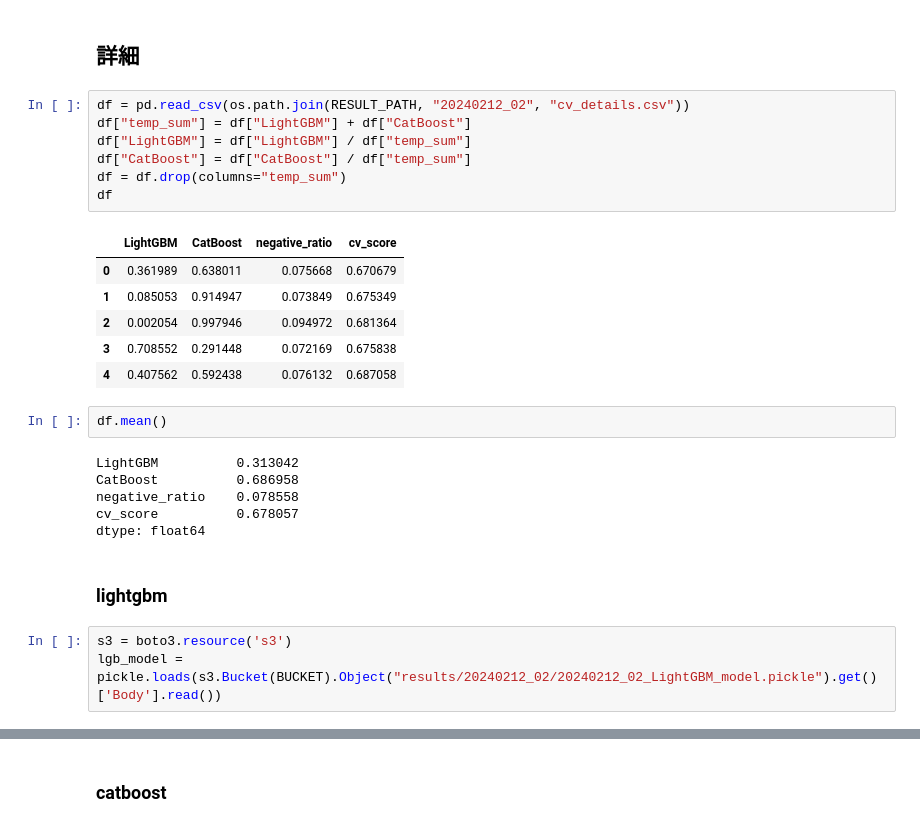
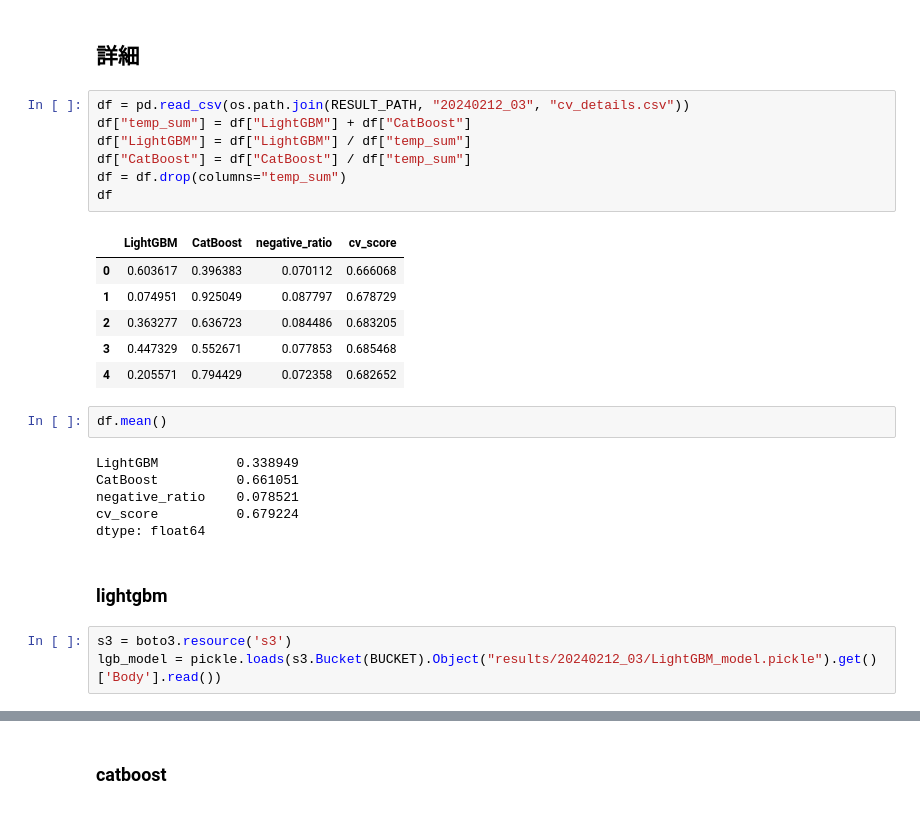
Before and after one commit to IR325/FinancialDataApplication, a Jupyter notebook: notebooks/20240205_model_eda.ipynb, the cells around one changed output, grey strips where cells are left out. Drawn from its saved outputs; the diff is of its cells as text.

```diff
--- a/notebooks/20240205_model_eda.ipynb
+++ b/notebooks/20240205_model_eda.ipynb
@@ -27,32 +28,32 @@ df
 # %% [markdown]
 ## 詳細
 # %%
-df = pd.read_csv(os.path.join(RESULT_PATH, "20240212_02", "cv_details.csv"))
+df = pd.read_csv(os.path.join(RESULT_PATH, "20240212_03", "cv_details.csv"))
 df["temp_sum"] = df["LightGBM"] + df["CatBoost"]
 df["LightGBM"] = df["LightGBM"] / df["temp_sum"]
 df["CatBoost"] = df["CatBoost"] / df["temp_sum"]
 df = df.drop(columns="temp_sum")
 df
 # %% [output]
 |  | LightGBM | CatBoost | negative_ratio | cv_score |
-| 0 | 0.361989 | 0.638011 | 0.075668 | 0.670679 |
-| 1 | 0.085053 | 0.914947 | 0.073849 | 0.675349 |
-| 2 | 0.002054 | 0.997946 | 0.094972 | 0.681364 |
-| 3 | 0.708552 | 0.291448 | 0.072169 | 0.675838 |
-| 4 | 0.407562 | 0.592438 | 0.076132 | 0.687058 |
+| 0 | 0.603617 | 0.396383 | 0.070112 | 0.666068 |
+| 1 | 0.074951 | 0.925049 | 0.087797 | 0.678729 |
+| 2 | 0.363277 | 0.636723 | 0.084486 | 0.683205 |
+| 3 | 0.447329 | 0.552671 | 0.077853 | 0.685468 |
+| 4 | 0.205571 | 0.794429 | 0.072358 | 0.682652 |
 # %%
 df.mean()
 # %% [output]
-LightGBM          0.313042
-CatBoost          0.686958
-negative_ratio    0.078558
-cv_score          0.678057
+LightGBM          0.338949
+CatBoost          0.661051
+negative_ratio    0.078521
+cv_score          0.679224
 dtype: float64
 # %% [markdown]
 ### lightgbm
 # %%
 s3 = boto3.resource('s3')
-lgb_model = pickle.loads(s3.Bucket(BUCKET).Object("results/20240212_02/20240212_02_LightGBM_model.pickle").get()['Body'].read())
+lgb_model = pickle.loads(s3.Bucket(BUCKET).Object("results/20240212_03/LightGBM_model.pickle").get()['Body'].read())
 # %%
 lgb.plot_importance(lgb_model, max_num_features=20, importance_type="gain")
 # %% [output]
```
Also changed, not shown: parts of 6 cells of this notebook, 4 other files.
